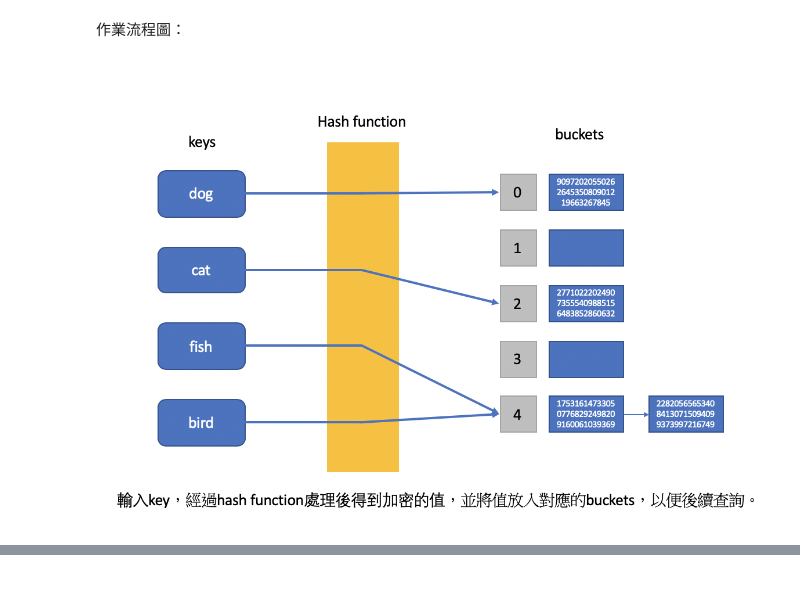
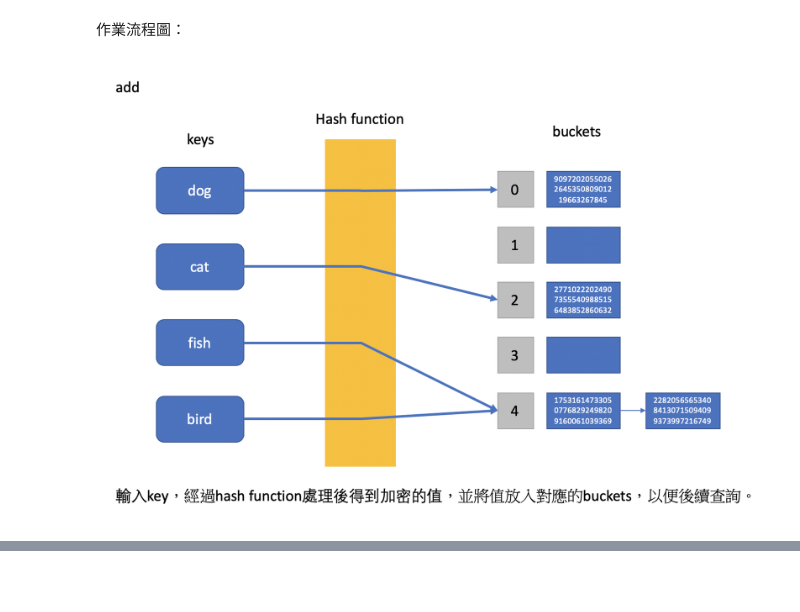
Before and after one commit to jiaying777/DATA-STRUCTURES-AND-ALGORITHMS, a Jupyter notebook: HW4/hash table 學習歷程、流程圖與文字說明.ipynb, the cells around one changed output, grey strips where cells are left out. Drawn from its saved outputs; the diff is of its cells as text; code cells hidden in the pictures.

```diff
--- a/HW4/hash table 學習歷程、流程圖與文字說明.ipynb
+++ b/HW4/hash table 學習歷程、流程圖與文字說明.ipynb
@@ -40,6 +40,6 @@ Hash功能：新增、刪除、查詢
 作業流程圖：
 # %%
 from IPython.display import Image
-Image(filename='hash table 流程圖.png',width = '70%')
+Image(filename='hash_add.png',width = '70%')
 # %% [output]
-[figure, old version]
+[figure, new version]
```
Also changed, not shown: parts of 2 cells of this notebook.
